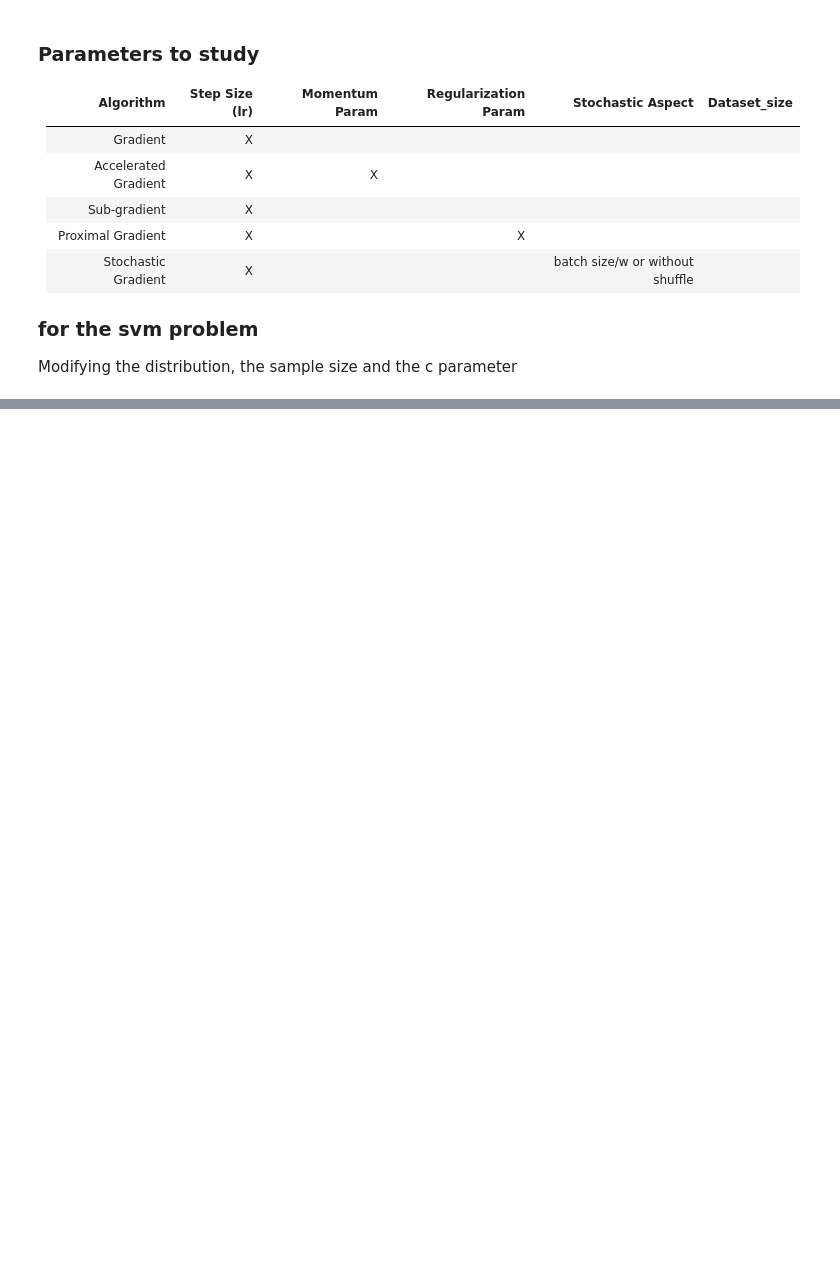
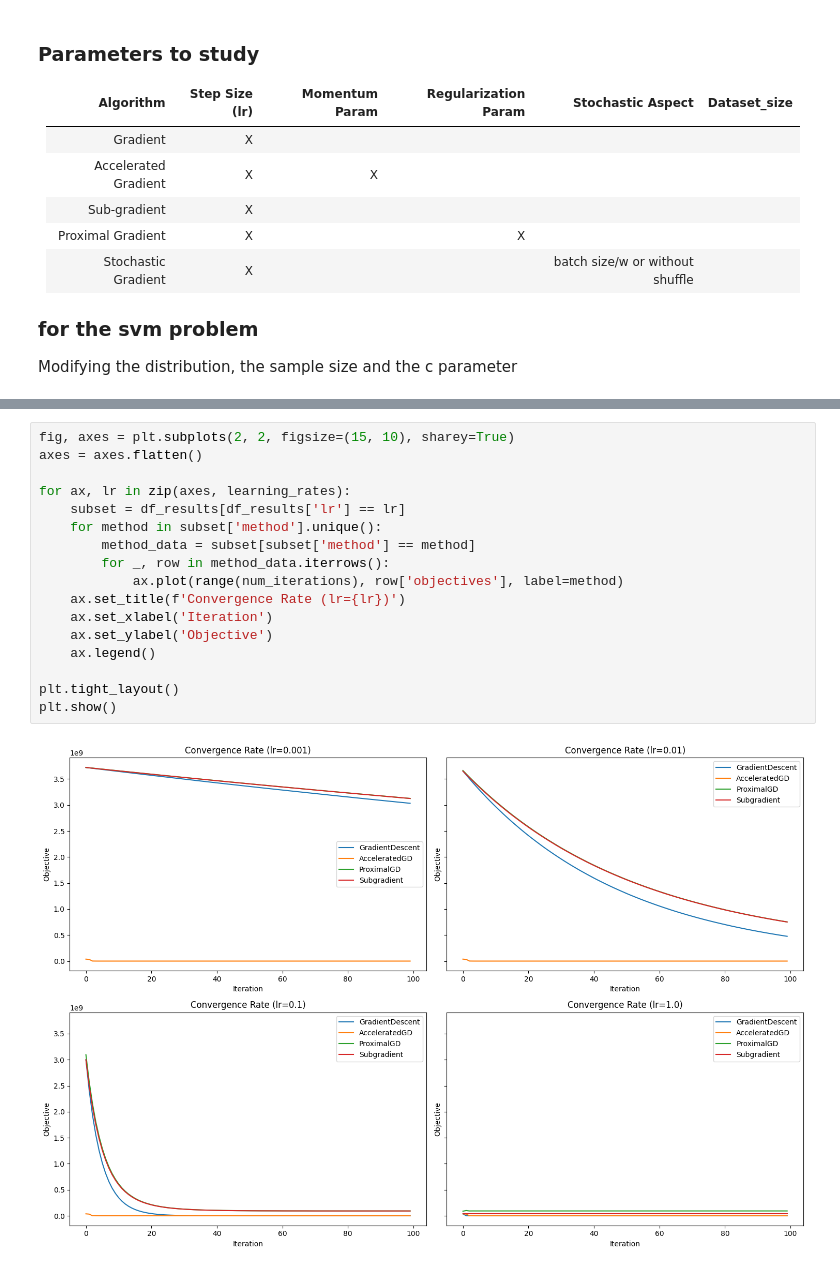
Before and after one commit to KingMrock/tp_machine_learning_enac, a Jupyter notebook: tests.ipynb, the cells around one changed output, grey strips where cells are left out. Saved outputs shown, nothing was run; the diff lists cells and outputs as text; blank space fills up the shorter version.

```diff
--- a/tests.ipynb
+++ b/tests.ipynb
@@ -136,0 +123,19 @@ plt.show()
+# %%
+fig, axes = plt.subplots(2, 2, figsize=(15, 10), sharey=True)
+axes = axes.flatten()
+
+for ax, lr in zip(axes, learning_rates):
+    subset = df_results[df_results['lr'] == lr]
+    for method in subset['method'].unique():
+        method_data = subset[subset['method'] == method]
+        for _, row in method_data.iterrows():
+            ax.plot(range(num_iterations), row['objectives'], label=method)
+    ax.set_title(f'Convergence Rate (lr={lr})')
+    ax.set_xlabel('Iteration')
+    ax.set_ylabel('Objective')
+    ax.legend()
+
+plt.tight_layout()
+plt.show()
+# %% [output]
+[figure, added]
```
Also changed, not shown: parts of 3 cells of this notebook, 1 other file.
